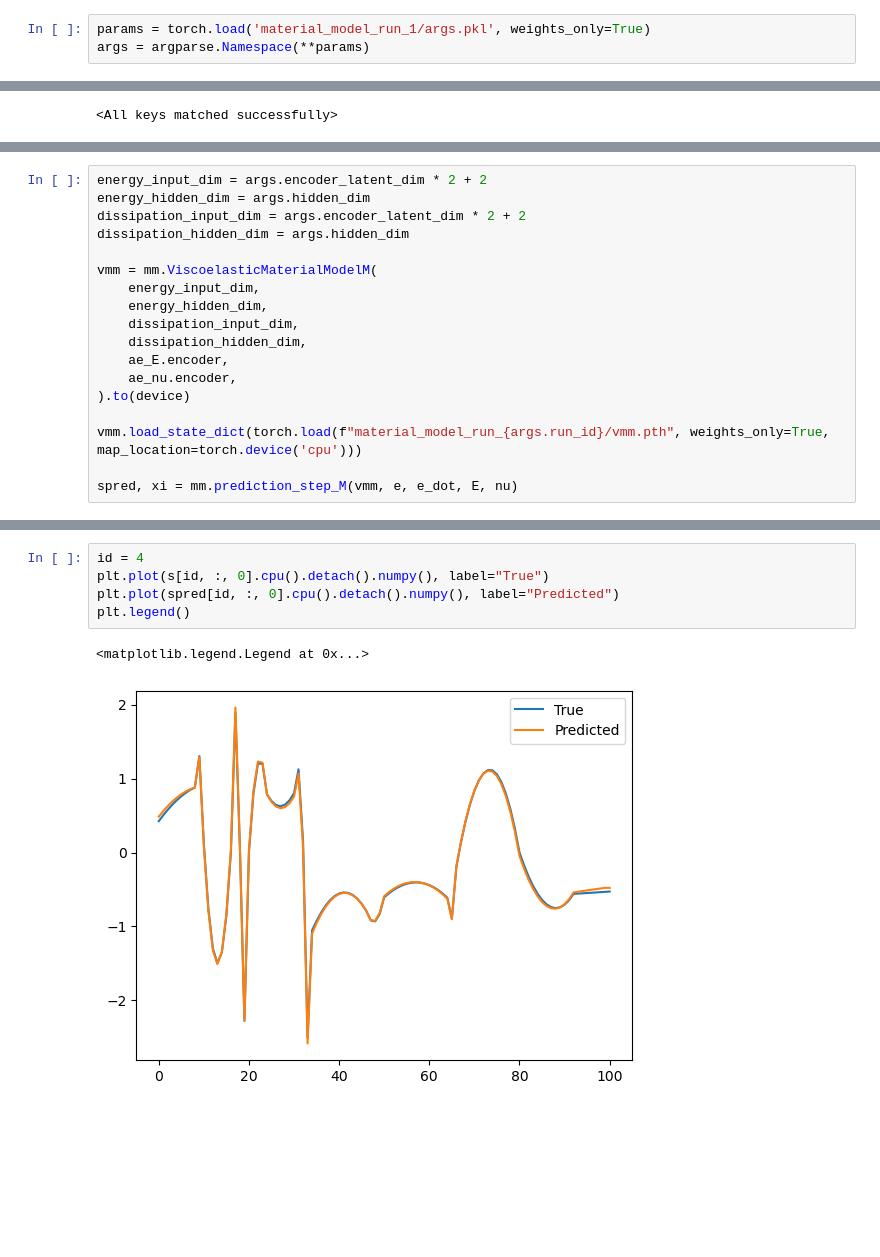
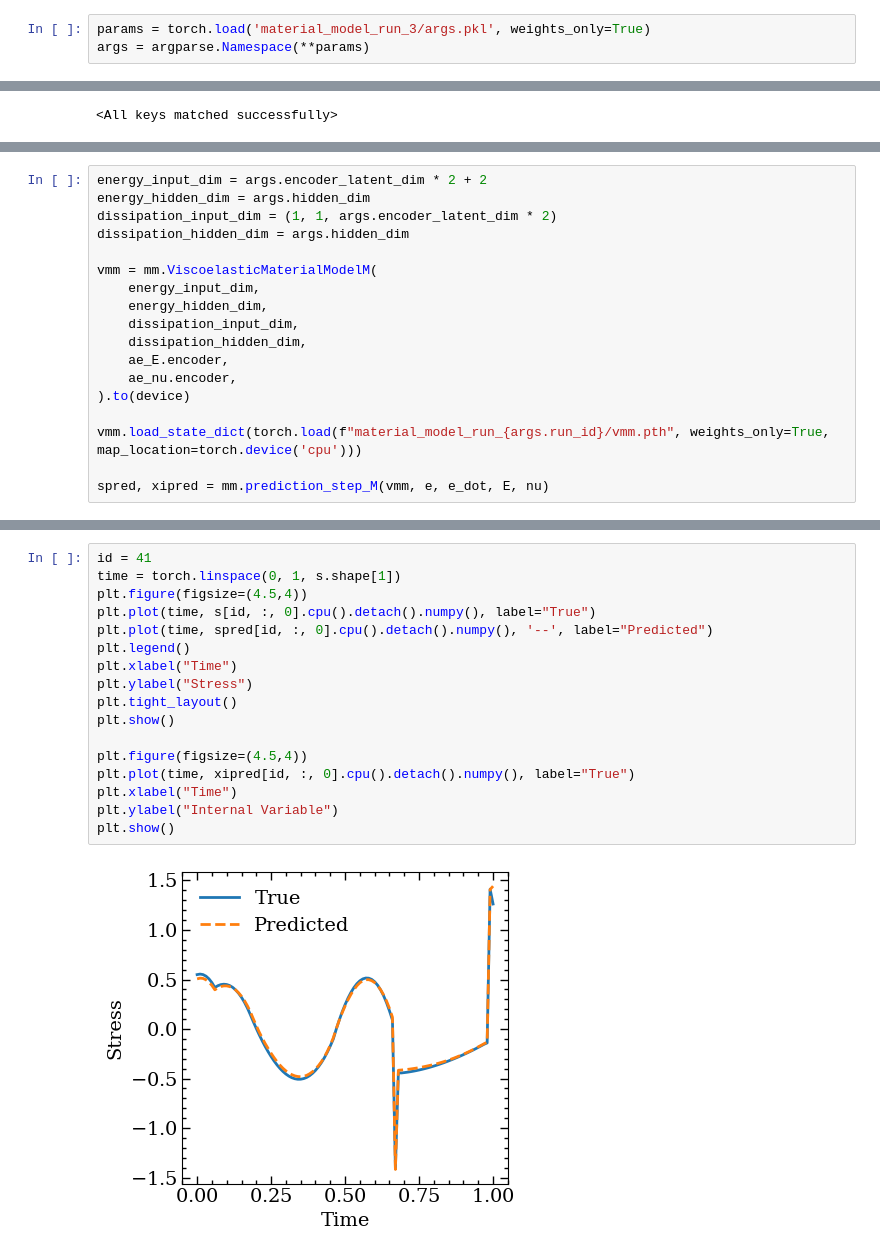
Before and after one commit to m-raj/microstructure-dependent-material-model, a Jupyter notebook: post_processing.ipynb, the cells around one changed output, grey strips where cells are left out. Saved outputs shown, nothing was run; the diff lists cells and outputs as text; blank space fills up the shorter version.

```diff
--- a/post_processing.ipynb
+++ b/post_processing.ipynb
@@ -5,5 +5,5 @@ import matplotlib.pyplot as plt
 # %%
-params = torch.load('material_model_run_1/args.pkl', weights_only=True)
+params = torch.load('material_model_run_3/args.pkl', weights_only=True)
 args = argparse.Namespace(**params)
 # %%
 mm = importlib.import_module(args.material_model)
@@ -61,7 +65,7 @@ nu reconstruction error: 0.0006870374199934304
 # %%
 energy_input_dim = args.encoder_latent_dim * 2 + 2
 energy_hidden_dim = args.hidden_dim
-dissipation_input_dim = args.encoder_latent_dim * 2 + 2
+dissipation_input_dim = (1, 1, args.encoder_latent_dim * 2)
 dissipation_hidden_dim = args.hidden_dim
 
 vmm = mm.ViscoelasticMaterialModelM(
@@ -75,4 +79,4 @@ vmm = mm.ViscoelasticMaterialModelM(
 
 vmm.load_state_dict(torch.load(f"material_model_run_{args.run_id}/vmm.pth", weights_only=True, map_location=torch.device('cpu')))
 
-spred, xi = mm.prediction_step_M(vmm, e, e_dot, E, nu)
+spred, xipred = mm.prediction_step_M(vmm, e, e_dot, E, nu)
@@ -79,8 +87,19 @@ spred, xi = mm.prediction_step_M(vmm, e, e_dot, E, nu)
 # %%
-id = 4
-plt.plot(s[id, :, 0].cpu().detach().numpy(), label="True")
-plt.plot(spred[id, :, 0].cpu().detach().numpy(), label="Predicted")
+id = 41
+time = torch.linspace(0, 1, s.shape[1])
+plt.figure(figsize=(4.5,4))
+plt.plot(time, s[id, :, 0].cpu().detach().numpy(), label="True")
+plt.plot(time, spred[id, :, 0].cpu().detach().numpy(), '--', label="Predicted")
 plt.legend()
+plt.xlabel("Time")
+plt.ylabel("Stress")
+plt.tight_layout()
+plt.show()
+
+plt.figure(figsize=(4.5,4))
+plt.plot(time, xipred[id, :, 0].cpu().detach().numpy(), label="True")
+plt.xlabel("Time")
+plt.ylabel("Internal Variable")
+plt.show()
 # %% [output]
-<matplotlib.legend.Legend at 0x...>
-[figure, old version]
+[figure, new version]
```
Also changed, not shown: parts of 11 cells of this notebook.
